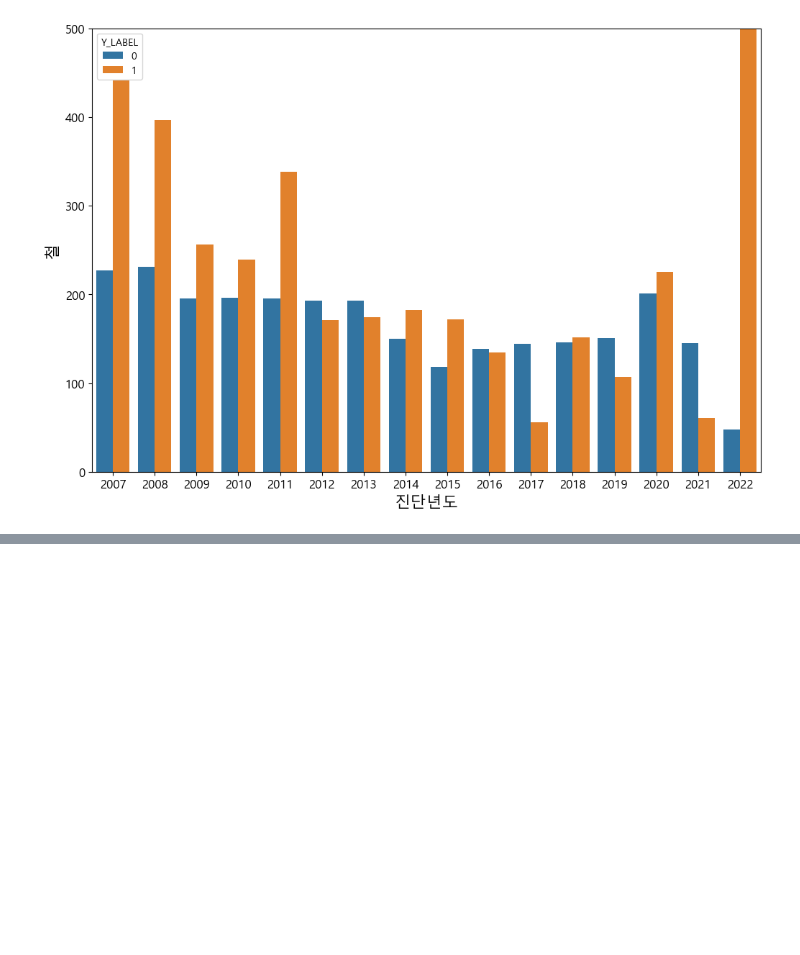
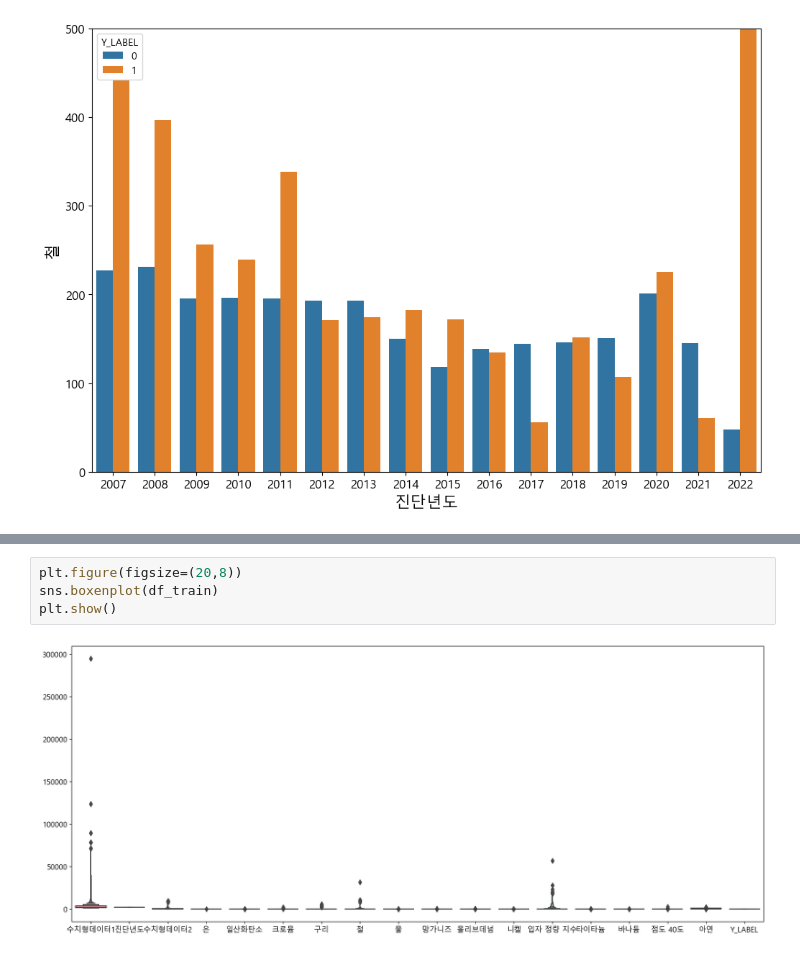
Before and after one commit to YoonJiHwan98/Sejoing_Univ_3-2, a Jupyter notebook: construct_Oil/data_EDA.ipynb, the cells around one changed output, grey strips where cells are left out. Drawn from its saved outputs; the diff is of its cells as text; blank space fills up the shorter version.

```diff
--- a/construct_Oil/data_EDA.ipynb
+++ b/construct_Oil/data_EDA.ipynb
@@ -268,0 +301,6 @@ The `ci` parameter is deprecated. Use `errorbar=('ci', False)` for the same effe
+# %%
+plt.figure(figsize=(20,8))
+sns.boxenplot(df_train)
+plt.show()
+# %% [output]
+[figure, added]
```
Also changed, not shown: parts of 4 cells of this notebook.
